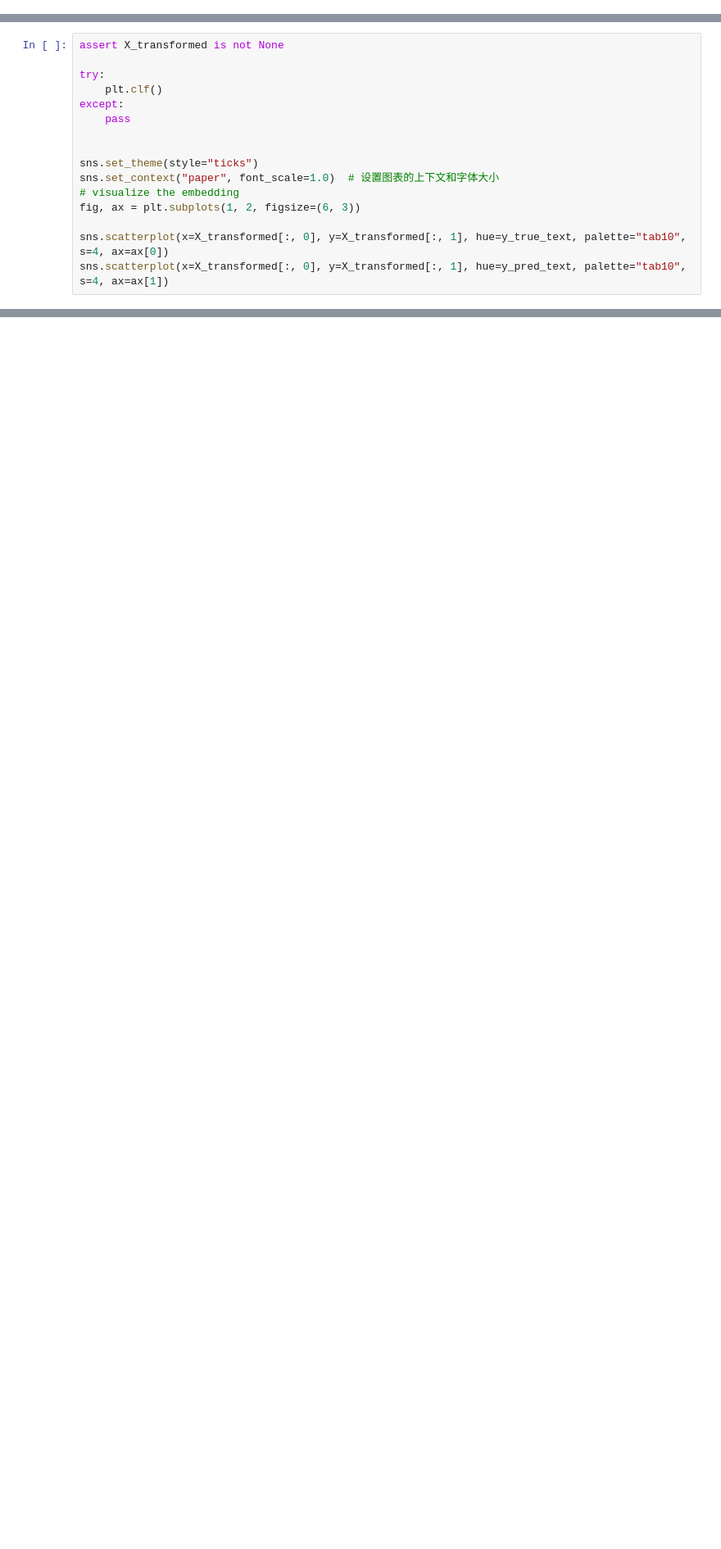
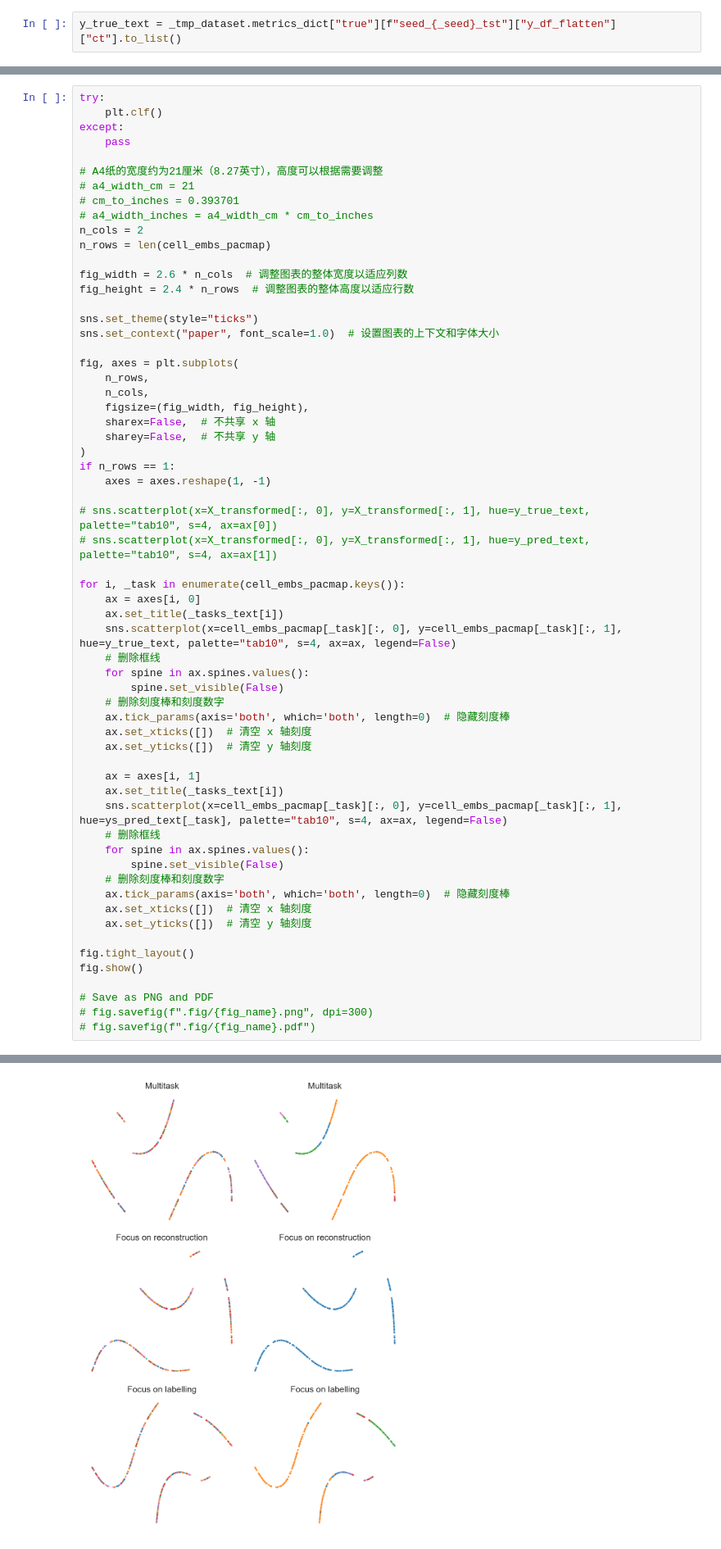
Before and after one commit to wangying608/deeptan, a Jupyter notebook: src/run.local.eval.ipynb, the cells around one changed output, grey strips where cells are left out. Shown: that part at 82% size. Drawn from its saved outputs; the diff is of its cells as text; blank space fills up the shorter version.

```diff
--- a/src/run.local.eval.ipynb
+++ b/src/run.local.eval.ipynb
@@ -393,0 +227,2 @@ y_true_text = snrna_true_labels_tst["ct"].to_list()
+# %%
+y_true_text = _tmp_dataset.metrics_dict["true"][f"seed_{_seed}_tst"]["y_df_flatten"]["ct"].to_list()
@@ -399,16 +246,0 @@ X_transformed = embedding.fit_transform(X, init="pca")
-# %%
-assert X_transformed is not None
-
-try:
-    plt.clf()
-except:
-    pass
-
-
-sns.set_theme(style="ticks")
-sns.set_context("paper", font_scale=1.0)  # 设置图表的上下文和字体大小
-# visualize the embedding
-fig, ax = plt.subplots(1, 2, figsize=(6, 3))
-
-sns.scatterplot(x=X_transformed[:, 0], y=X_transformed[:, 1], hue=y_true_text, palette="tab10", s=4, ax=ax[0])
-sns.scatterplot(x=X_transformed[:, 0], y=X_transformed[:, 1], hue=y_pred_text, palette="tab10", s=4, ax=ax[1])
@@ -418,0 +255,62 @@ sns.scatterplot(x=X_transformed[:, 0], y=X_transformed[:, 1], hue=y_pred_text, p
+# %%
+try:
+    plt.clf()
+except:
+    pass
+
+# A4纸的宽度约为21厘米（8.27英寸），高度可以根据需要调整
+# a4_width_cm = 21
+# cm_to_inches = 0.393701
+# a4_width_inches = a4_width_cm * cm_to_inches
+n_cols = 2
+n_rows = len(cell_embs_pacmap)
+
+fig_width = 2.6 * n_cols  # 调整图表的整体宽度以适应列数
+fig_height = 2.4 * n_rows  # 调整图表的整体高度以适应行数
+
+sns.set_theme(style="ticks")
+sns.set_context("paper", font_scale=1.0)  # 设置图表的上下文和字体大小
+
+fig, axes = plt.subplots(
+    n_rows,
+    n_cols,
+    figsize=(fig_width, fig_height),
+    sharex=False,  # 不共享 x 轴
+    sharey=False,  # 不共享 y 轴
+)
+if n_rows == 1:
+    axes = axes.reshape(1, -1)
+
+# sns.scatterplot(x=X_transformed[:, 0], y=X_transformed[:, 1], hue=y_true_text, palette="tab10", s=4, ax=ax[0])
+# sns.scatterplot(x=X_transformed[:, 0], y=X_transformed[:, 1], hue=y_pred_text, palette="tab10", s=4, ax=ax[1])
+
+for i, _task in enumerate(cell_embs_pacmap.keys()):
+    ax = axes[i, 0]
+    ax.set_title(_tasks_text[i])
+    sns.scatterplot(x=cell_embs_pacmap[_task][:, 0], y=cell_embs_pacmap[_task][:, 1], hue=y_true_text, palette="tab10", s=4, ax=ax, legend=False)
+    # 删除框线
+    for spine in ax.spines.values():
+        spine.set_visible(False)
+    # 删除刻度棒和刻度数字
+    ax.tick_params(axis='both', which='both', length=0)  # 隐藏刻度棒
+    ax.set_xticks([])  # 清空 x 轴刻度
+    ax.set_yticks([])  # 清空 y 轴刻度
+
+    ax = axes[i, 1]
+    ax.set_title(_tasks_text[i])
+    sns.scatterplot(x=cell_embs_pacmap[_task][:, 0], y=cell_embs_pacmap[_task][:, 1], hue=ys_pred_text[_task], palette="tab10", s=4, ax=ax, legend=False)
+    # 删除框线
+    for spine in ax.spines.values():
+        spine.set_visible(False)
+    # 删除刻度棒和刻度数字
+    ax.tick_params(axis='both', which='both', length=0)  # 隐藏刻度棒
+    ax.set_xticks([])  # 清空 x 轴刻度
+    ax.set_yticks([])  # 清空 y 轴刻度
+
+fig.tight_layout()
+fig.show()
+
+# Save as PNG and PDF
+# fig.savefig(f".fig/{fig_name}.png", dpi=300)
+# fig.savefig(f".fig/{fig_name}.pdf")
+# %% [output]
@@ -418,0 +318 @@ sns.scatterplot(x=X_transformed[:, 0], y=X_transformed[:, 1], hue=y_pred_text, p
+[figure, added]
```
Also changed, not shown: parts of 55 cells of this notebook, 9 other files.
